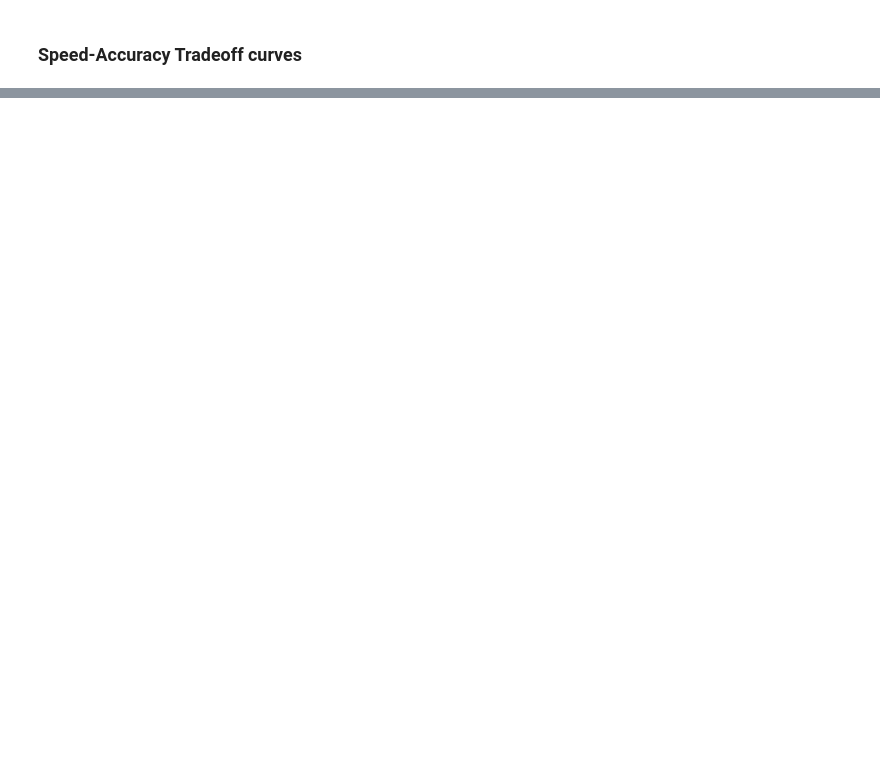
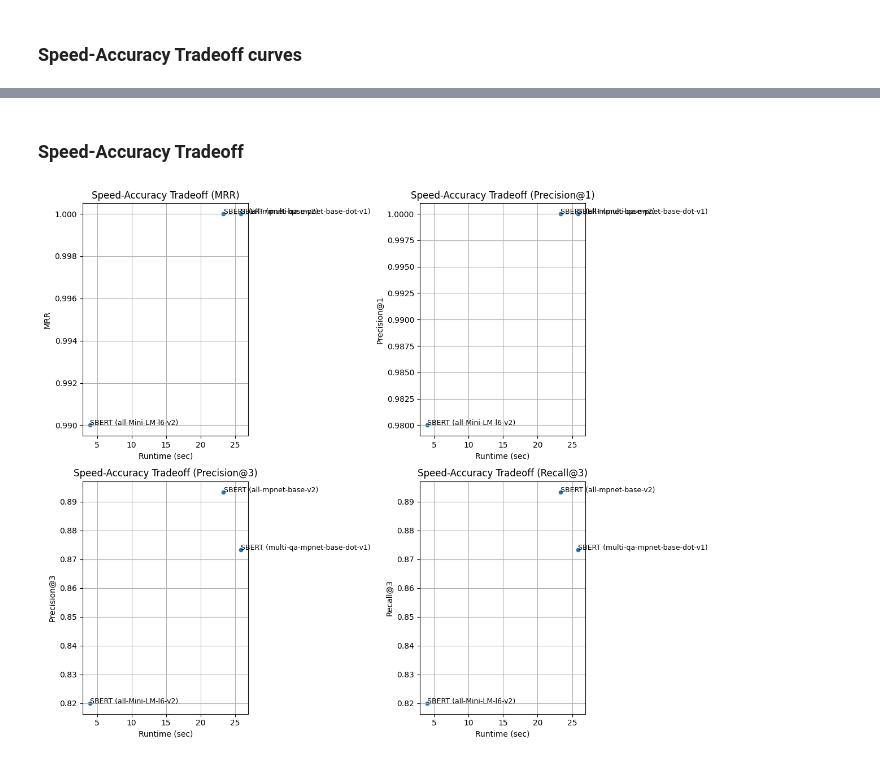
Before and after one commit to FTsune/semantic-research, a Jupyter notebook: notebook/reports.ipynb, the cells around one changed output, grey strips where cells are left out. Cells and saved outputs as stored; diff of their text form; code cells hidden in the pictures; blank space fills up the shorter version.

```diff
--- a/notebook/reports.ipynb
+++ b/notebook/reports.ipynb
@@ -170,0 +251,6 @@ plot_speed_accuracy_grid(traditional_ablation_results)
+# %% [markdown]
+### Speed-Accuracy Tradeoff
+# %%
+plot_speed_accuracy_grid(embedding_based_results)
+# %% [output]
+[figure, added]
```
Also changed, not shown: parts of 26 cells of this notebook, 11 other files.
